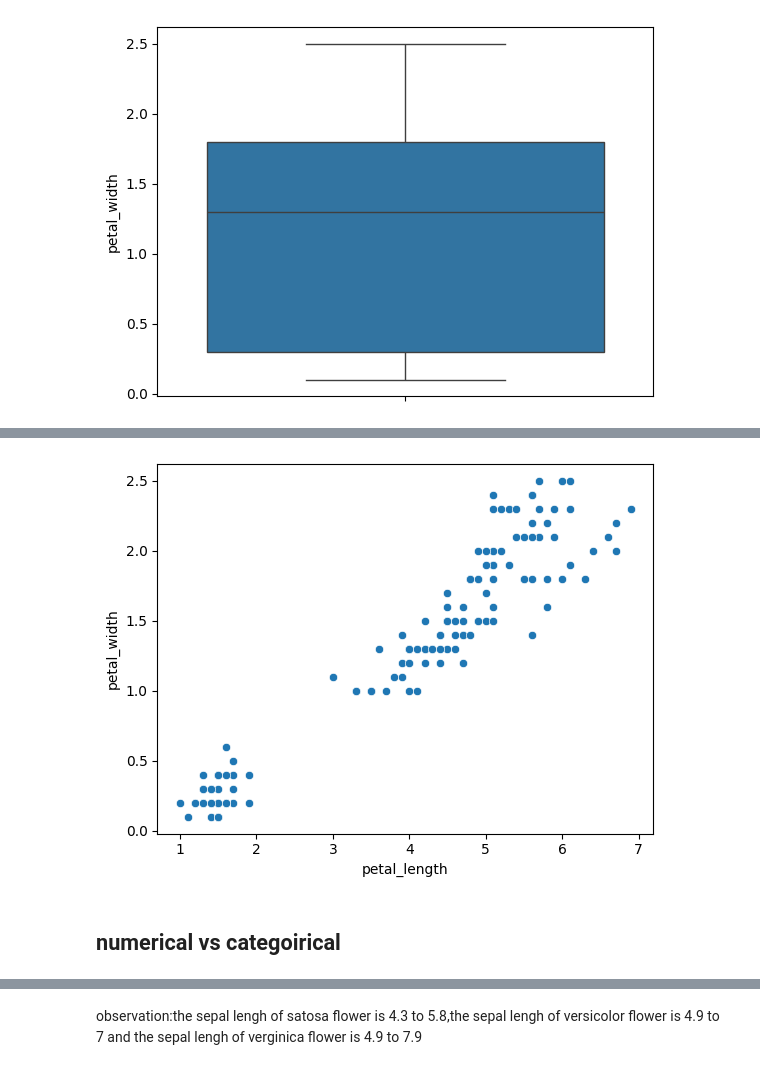
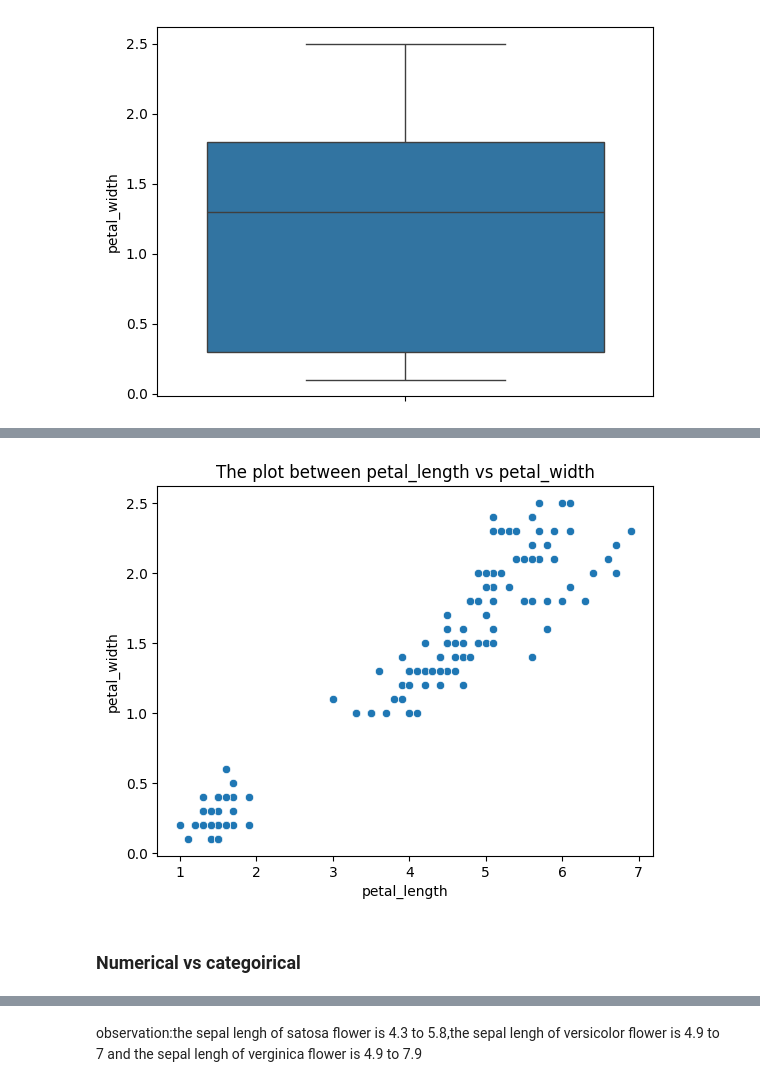
Before and after one commit to khushilal1/codSoft_Intern, a Jupyter notebook: iris_classifiaction/iris .ipynb, the cells around one changed output, grey strips where cells are left out. Drawn from its saved outputs; the diff is of its cells as text; code cells hidden in the pictures.

```diff
--- a/iris_classifiaction/iris .ipynb
+++ b/iris_classifiaction/iris .ipynb
@@ -141,9 +168,11 @@ plt.show()
 # %%
 # scatterplot
 sns.scatterplot(data=df,x='petal_length',y='petal_width')
+plt.title("The plot between petal_length vs petal_width" )
+
 plt.show()
 # %% [output]
-[figure, old version]
+[figure, new version]
 # %% [markdown]
-## numerical vs categoirical
+### Numerical vs categoirical
 # %%
```
Also changed, not shown: parts of 39 cells of this notebook, 7 other files.
